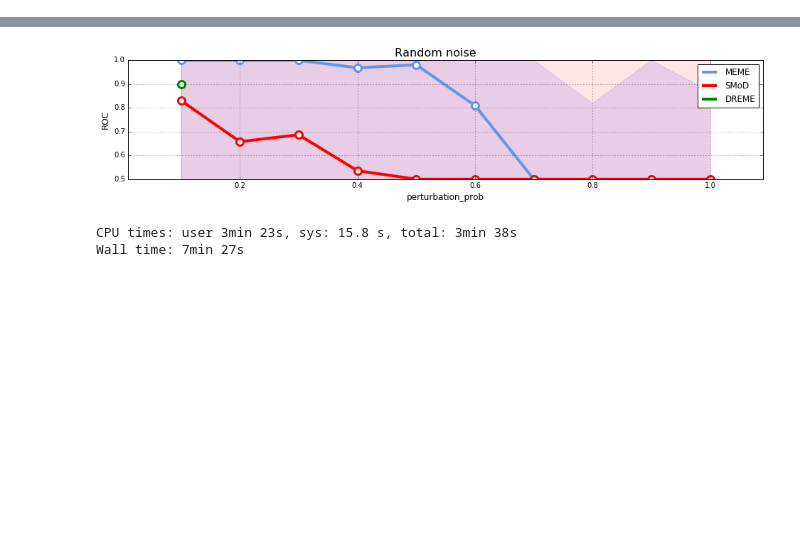
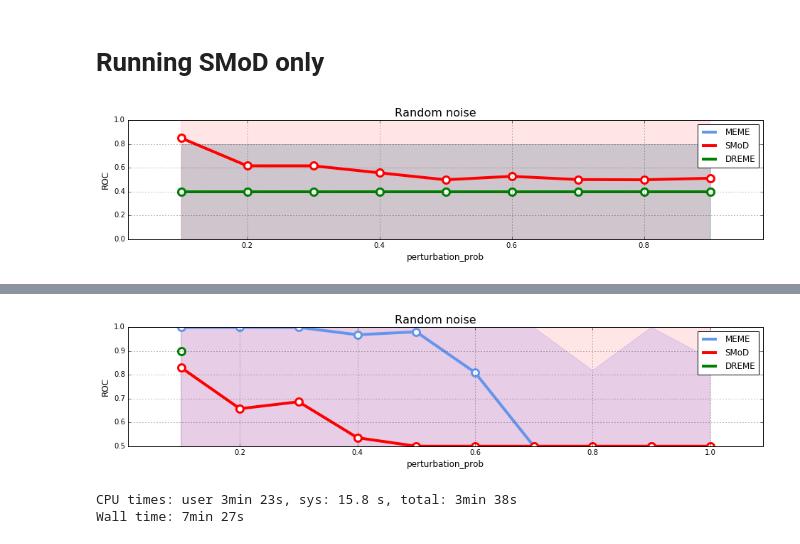
Before and after one commit to fabriziocosta/pyMotif, a Jupyter notebook: Experiment_noise.ipynb, the cells around one changed output, grey strips where cells are left out. Drawn from its saved outputs; the diff is of its cells as text; code cells hidden in the pictures; blank space fills up the shorter version.

Commit message:
noise experiment with optimized parameters

```diff
--- a/Experiment_noise.ipynb
+++ b/Experiment_noise.ipynb
@@ -190,8 +192,12 @@ def evaluate(scoring_criteria='pwm', # ['pwm','hmm']
 
     true_score = [float(int(i)) for i in binary_seq]
 
-    tool_result = {'meme':[], 'smod':[], 'dreme':[]}
-    for i in ['smod', 'meme', 'dreme']:
+    tool_result = {'smod':[],'meme':[], 'dreme':[]}
+    for i in tool_result.keys():
+        # MODIFICATION
+        if i in ['meme', 'dreme']:
+            tool_result[i].append(0.4)
+            continue
         tool = run_tool(motif_finder=i,
                         scoring_criteria = scoring_criteria,
                         pos_seqs=train_pos_seqs,
@@ -217,9 +223,11 @@ def evaluate(scoring_criteria='pwm', # ['pwm','hmm']
                                 n_motives=n_motives,
                                 tool=tool)
         except:
+            print "Scoring failed for ", i
             continue
 
         if not scores:
+            print "No scores for ", i
             continue
         mean_score = np.mean(scores, axis=0)
         roc_score = roc_auc_score(true_score, mean_score)
@@ -257,7 +265,7 @@ def plot_results(data, title='Experiment', xlabel='param', ylabel='values'):
 
     d=10.0
     plt.xlim([min(data_x)-(max(data_x) - min(data_x))/d, max(data_x)+(max(data_x) - min(data_x))/d])
-    plt.ylim([0.5, 1])
+    plt.ylim(ymax=1)
     plt.suptitle(title, fontsize=16)
     plt.xlabel(xlabel, fontsize=12)
     plt.ylabel(ylabel, fontsize=12)
@@ -302,0 +359,47 @@ smod_setting = {0.1:{'min_freq': 0.13491198219434947,     # ROC= 0.73
+# %% [markdown]
+<h1> Running SMoD only </h1>
+# %%
+%%time
+
+def make_results(n_rep=2):
+    for param in [x/float(10) for x in range(1,10)]:
+        if param in smod_setting.keys():
+            setting = smod_setting[param]
+        else:
+            setting = smod_setting['default']
+
+        results = {'smod':[], 'meme':[], 'dreme':[]}
+        for rep in range(n_rep):
+            tool_result = evaluate(scoring_criteria='pwm',
+                                   motif_length=10,
+                                   n_motives=4,
+                                   sequence_length=300,
+                                   n_sequences=500,
+                                   perturbation_prob=param,
+                                   complexity=5,
+                                   n_clusters=10,
+                                   min_subarray_size=8,
+                                   max_subarray_size=12,
+                                   p_value=setting['p_value'],
+                                   similarity_threshold=setting['similarity_th'],
+                                   min_score=setting['min_score'],
+                                   min_freq=setting['min_freq'],
+                                   min_cluster_size=setting['min_cluster_size'],
+                                   regex_th=setting['regex_th'],
+                                   sample_size=200,
+                                   freq_threshold=setting['freq_th'],
+                                   std_th=setting['std_th'])
+
+            results['meme'].append(tool_result['meme'])
+            results['smod'].append(tool_result['smod'])
+            results['dreme'].append(tool_result['dreme'])
+        for tool in results.keys():
+            R = [r for r in results[tool] if r]
+            avg = np.mean(R)
+            results[tool] = avg
+        yield param, results['meme'], results['smod'], results['dreme']
+
+data = [(param, val_m, val_s, val_d) for param, val_m, val_s, val_d in make_results()]
+plot_results(data, title='Random noise', xlabel='perturbation_prob', ylabel='ROC')
+# %% [output]
+[figure, added]
```
Also changed, not shown: parts of 5 cells of this notebook.
